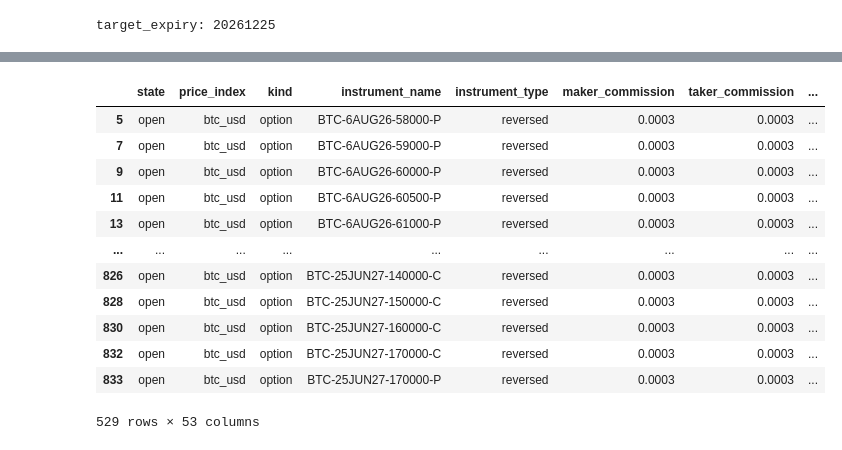
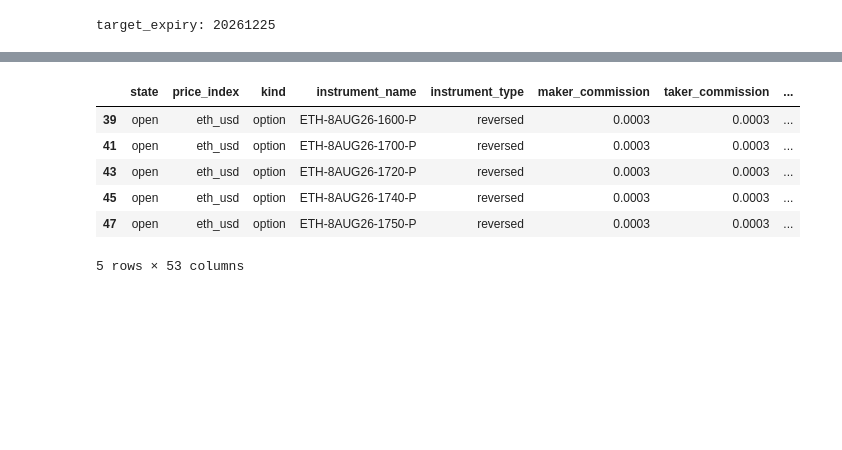
Before and after one commit to Briansim74/Prediction-Markets-Alpha, a Jupyter notebook: options.ipynb, the cells around one changed output, grey strips where cells are left out. Saved outputs shown, nothing was run; the diff lists cells and outputs as text; code cells hidden in the pictures; blank space fills up the shorter version.

```diff
--- a/options.ipynb
+++ b/options.ipynb
@@ -320,16 +334,10 @@ spot: 64479.0 volume24h: 6.9966
 # %%
-dr.deribit_df
+deribit.data["ETH"]["df"].head()
 # %% [output]
 |  | state | price_index | kind | instrument_name | instrument_type | maker_commission | taker_commission | ... |
-| 5 | open | btc_usd | option | BTC-6AUG26-58000-P | reversed | 0.0003 | 0.0003 | ... |
-| 7 | open | btc_usd | option | BTC-6AUG26-59000-P | reversed | 0.0003 | 0.0003 | ... |
-| 9 | open | btc_usd | option | BTC-6AUG26-60000-P | reversed | 0.0003 | 0.0003 | ... |
-| 11 | open | btc_usd | option | BTC-6AUG26-60500-P | reversed | 0.0003 | 0.0003 | ... |
-| 13 | open | btc_usd | option | BTC-6AUG26-61000-P | reversed | 0.0003 | 0.0003 | ... |
-| ... | ... | ... | ... | ... | ... | ... | ... | ... |
-| 826 | open | btc_usd | option | BTC-25JUN27-140000-C | reversed | 0.0003 | 0.0003 | ... |
-| 828 | open | btc_usd | option | BTC-25JUN27-150000-C | reversed | 0.0003 | 0.0003 | ... |
-| 830 | open | btc_usd | option | BTC-25JUN27-160000-C | reversed | 0.0003 | 0.0003 | ... |
-| 832 | open | btc_usd | option | BTC-25JUN27-170000-C | reversed | 0.0003 | 0.0003 | ... |
-| 833 | open | btc_usd | option | BTC-25JUN27-170000-P | reversed | 0.0003 | 0.0003 | ... |
+| 39 | open | eth_usd | option | ETH-8AUG26-1600-P | reversed | 0.0003 | 0.0003 | ... |
+| 41 | open | eth_usd | option | ETH-8AUG26-1700-P | reversed | 0.0003 | 0.0003 | ... |
+| 43 | open | eth_usd | option | ETH-8AUG26-1720-P | reversed | 0.0003 | 0.0003 | ... |
+| 45 | open | eth_usd | option | ETH-8AUG26-1740-P | reversed | 0.0003 | 0.0003 | ... |
+| 47 | open | eth_usd | option | ETH-8AUG26-1750-P | reversed | 0.0003 | 0.0003 | ... |
-529 rows × 53 columns
+5 rows × 53 columns
```
Also changed, not shown: parts of 15 cells of this notebook, 6 other files.
